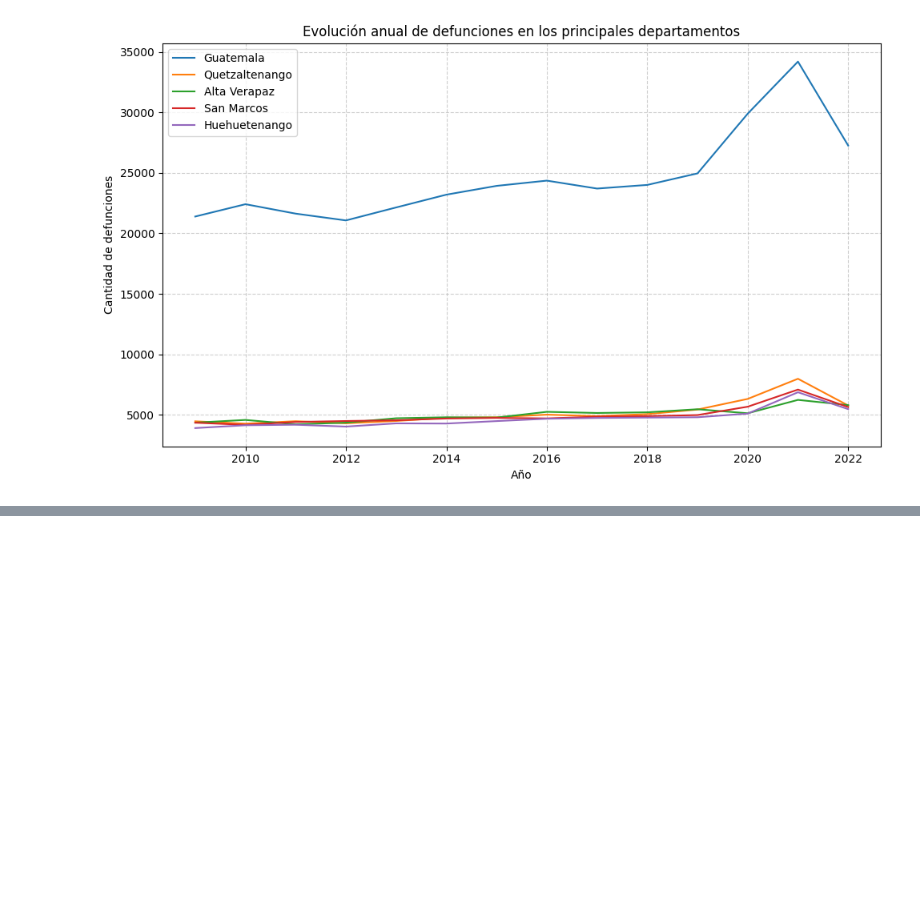
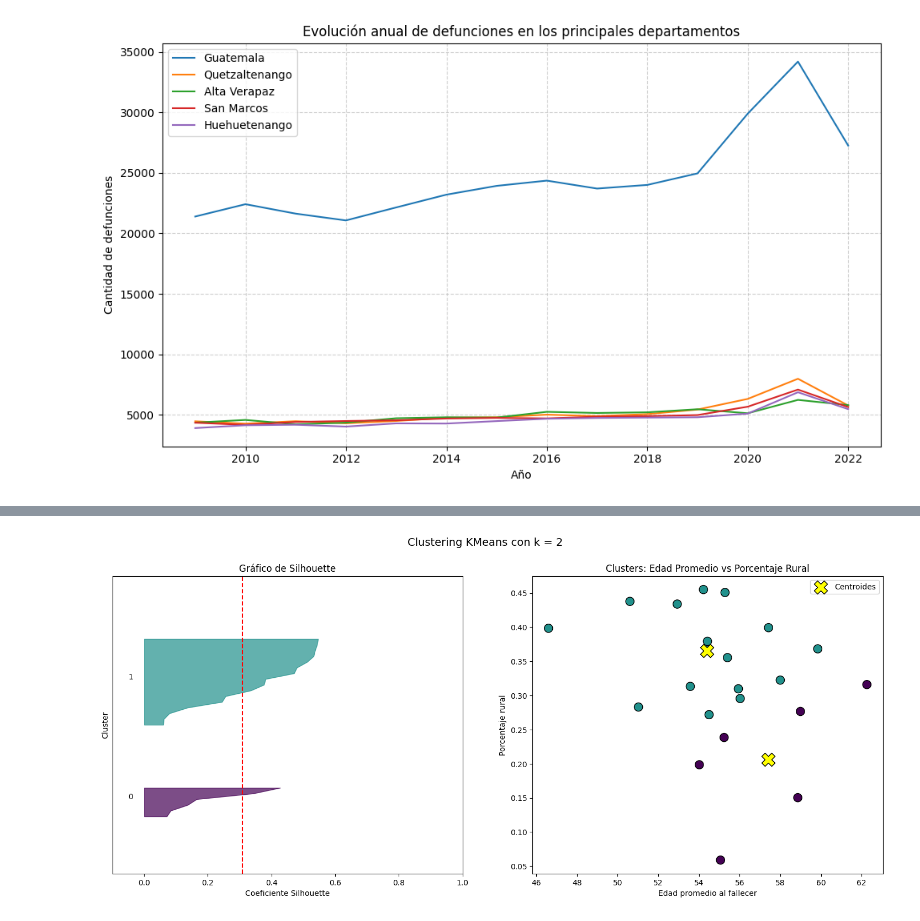
Before and after one commit to agabrielMej/Proyecto-MD-Grupo-2, a Jupyter notebook: notebooks/01_exploracion.ipynb, the cells around one changed output, grey strips where cells are left out. Cells and saved outputs as stored; diff of their text form; code cells hidden in the pictures; blank space fills up the shorter version.

```diff
--- a/notebooks/01_exploracion.ipynb
+++ b/notebooks/01_exploracion.ipynb
@@ -470,0 +563,89 @@ plt.show()
+# %%
+datosClustering = resumen_por_departamento[[
+    "edad_promedio",
+    "porcentaje_rural"
+]]
+
+escalar = StandardScaler()
+datosEscalados = escalar.fit_transform(datosClustering)
+
+listaClusters = [2, 3, 4]
+
+for numeroClusters in listaClusters:
+    figura, (graficaSilhouette, graficaClusters) = plt.subplots(1, 2)
+    figura.set_size_inches(18, 7)
+
+    graficaSilhouette.set_xlim([ -0.1, 1] )
+    graficaSilhouette.set_ylim([0 , len(datosEscalados)+ (numeroClusters + 1) * 10 ] )
+
+    modeloKmeans = KMeans(n_clusters=numeroClusters, random_state=123 )
+    etiquetasCluster = modeloKmeans.fit_predict(datosEscalados)
+
+    promedioSilhouette = silhouette_score(datosEscalados, etiquetasCluster)
+    print(f"Para k = {numeroClusters}, silhouette = {promedioSilhouette:.3f}")
+
+    valoresSilhouette = silhouette_samples(datosEscalados, etiquetasCluster)
+
+    limiteInferior = 10
+
+    for clusterActual in range(numeroClusters ):
+
+        valoresCluster= valoresSilhouette[etiquetasCluster  == clusterActual]
+        valoresCluster.sort()
+
+        tamañoCluster= valoresCluster.shape[0]
+        limiteSuperior= limiteInferior +  tamañoCluster
+
+        color= cm.viridis(float(clusterActual) /  numeroClusters)
+
+        graficaSilhouette.fill_betweenx(
+            np.arange(limiteInferior, limiteSuperior),
+            0,
+            valoresCluster,
+            facecolor=color,
+            edgecolor=color,
+            alpha=0.7,
+        )
+
+        graficaSilhouette.text(-0.05, limiteInferior + 0.5 * tamañoCluster, str(clusterActual))
+        limiteInferior = limiteSuperior + 10
+
+    graficaSilhouette.set_title("Gráfico de Silhouette")
+    graficaSilhouette.set_xlabel("Coeficiente Silhouette")
+    graficaSilhouette.set_ylabel("Cluster")
+    graficaSilhouette.axvline(x=promedioSilhouette, color="red", linestyle="--")
+    graficaSilhouette.set_yticks([])
+
+    colores = cm.viridis(etiquetasCluster.astype(float) / numeroClusters)
+
+    graficaClusters.scatter(
+        datosClustering["edad_promedio"],
+        datosClustering["porcentaje_rural"],
+        c=colores,
+        s=120,
+        edgecolor="black"
+    )
+
+
+
+    centroides = modeloKmeans.cluster_centers_
+    centroidesOriginales = escalar.inverse_transform(centroides)
+
+    graficaClusters.scatter(
+        centroidesOriginales[:, 0],
+        centroidesOriginales[:, 1],
+        marker="X",
+        c="yellow",
+        s=300,
+        edgecolor="black",
+        label="Centroides"
+    )
+
+    graficaClusters.set_title("Clusters: Edad Promedio vs Porcentaje Rural")
+    graficaClusters.set_xlabel("Edad promedio al fallecer")
+    graficaClusters.set_ylabel("Porcentaje rural")
+    graficaClusters.legend()
+
+    plt.suptitle(f"Clustering KMeans con k = {numeroClusters}", fontsize=14)
+    plt.show()
+# %% [output]
@@ -470,0 +653 @@ plt.show()
+[figure, added]
```
Also changed, not shown: parts of 7 cells of this notebook.
